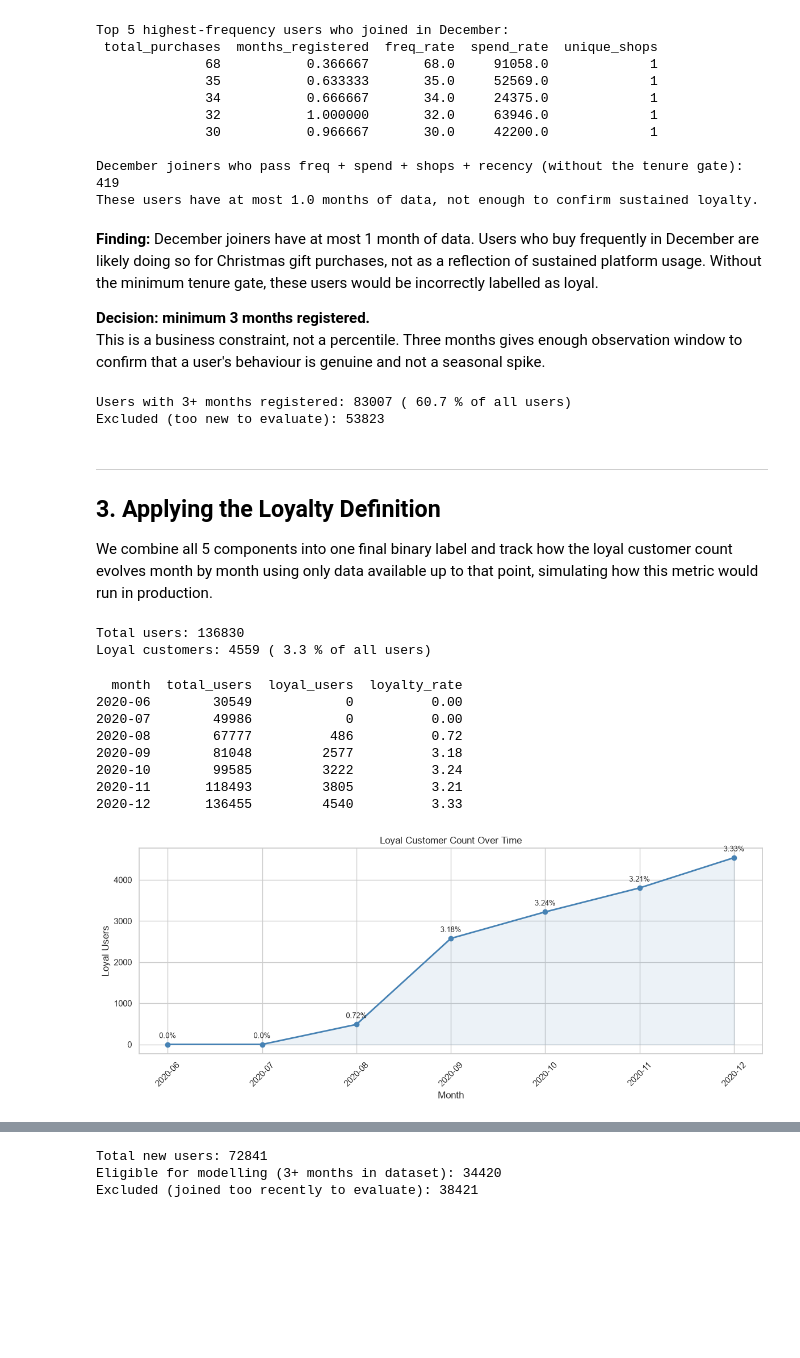
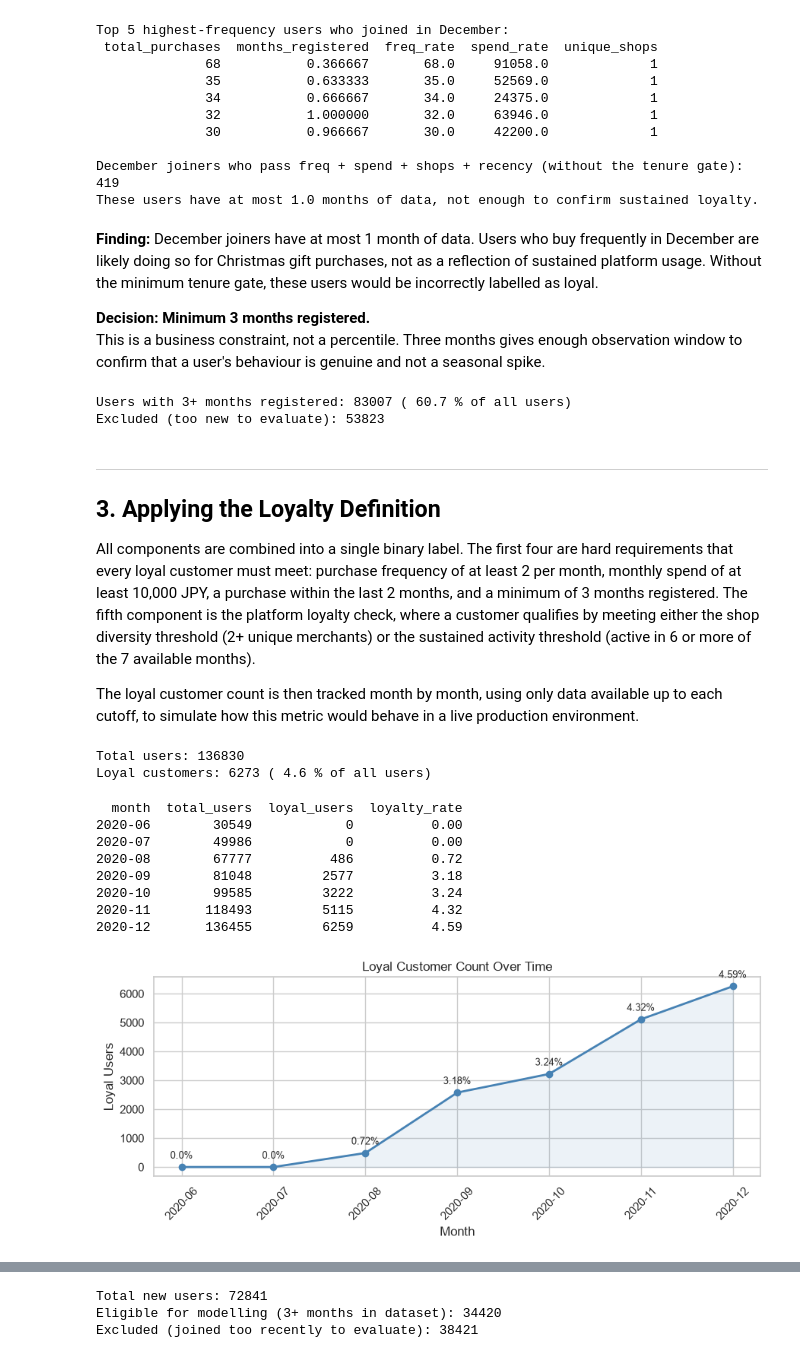
Before and after one commit to Prathmesh8280/Paidy, a Jupyter notebook: ds_candidate_assignment/spendy_loyalty_analysis.ipynb, the cells around one changed output, grey strips where cells are left out. Saved outputs shown, nothing was run; the diff lists cells and outputs as text; code cells hidden in the pictures; blank space fills up the shorter version.

```diff
--- a/ds_candidate_assignment/spendy_loyalty_analysis.ipynb
+++ b/ds_candidate_assignment/spendy_loyalty_analysis.ipynb
@@ -130,6 +124,7 @@ To get there, five components are defined below, each one grounded in the data.
 
 > **Note on pre-existing users:** ~47% of users have no `first_purchase=True` flag, meaning they joined before the dataset window (June 2020). Their true join date is unknown so tenure is measured from June 1, 2020, which slightly understates it and inflates their rates. This is acceptable for the loyalty definition in Section 2 since more data is better. The ML model in Section 4 avoids this entirely by using only new users.
 # %%
+df['year_month'] = df['timestamp'].dt.to_period('M')
 dataset_end = df['timestamp'].max()
 
 user_stats = df.groupby('user_id').agg(
@@ -137,7 +132,8 @@ user_stats = df.groupby('user_id').agg(
     last_date       = ('timestamp', 'max'),
     total_purchases = ('purchase_id', 'count'),
     total_spend     = ('price', 'sum'),
-    unique_shops    = ('shop_id', 'nunique')
+    unique_shops    = ('shop_id', 'nunique'),
+    active_months   = ('year_month', 'nunique'),
 ).reset_index()
 
 user_stats['months_registered'] = (dataset_end - user_stats['join_date']).dt.days / 30
@@ -347,0 +403,11 @@ Users with 2 + unique shops: 25.2 %
+# %%
+min_unique_shops  = 2
+min_active_months = 6
+
+pct_diversity  = round((user_stats['unique_shops']   >= min_unique_shops).mean()  * 100, 1)
+pct_sustained  = round((user_stats['active_months']  >= min_active_months).mean() * 100, 1)
+pct_either     = round(((user_stats['unique_shops'] >= min_unique_shops) | (user_stats['active_months'] >= min_active_months)).mean() * 100, 1)
+
+print('Users qualifying via shop diversity (2+ shops):      ', pct_diversity, '%')
+print('Users qualifying via sustained activity (6+ months): ', pct_sustained, '%')
+print('Users qualifying via either:                         ', pct_either, '%')
@@ -438,7 +508,7 @@ These users have at most 1.0 months of data, not enough to confirm sustained loy
 # %% [markdown]
 **Finding:** December joiners have at most 1 month of data. Users who buy frequently in December are likely doing so for Christmas gift purchases, not as a reflection of sustained platform usage. Without the minimum tenure gate, these users would be incorrectly labelled as loyal.
 
-**Decision: minimum 3 months registered.**<br>
+**Decision: Minimum 3 months registered.**<br>
 This is a business constraint, not a percentile. Three months gives enough observation window to confirm that a user's behaviour is genuine and not a seasonal spike.
 # %%
 min_months_registered = 3
@@ -453,30 +523,37 @@ Excluded (too new to evaluate): 53823
 ---
 ## 3. Applying the Loyalty Definition
 
-We combine all 5 components into one final binary label and track how the loyal customer count evolves month by month using only data available up to that point, simulating how this metric would run in production.
+All components are combined into a single binary label. The first four are hard requirements that every loyal customer must meet: purchase frequency of at least 2 per month, monthly spend of at least 10,000 JPY, a purchase within the last 2 months, and a minimum of 3 months registered. The fifth component is the platform loyalty check, where a customer qualifies by meeting either the shop diversity threshold (2+ unique merchants) or the sustained activity threshold (active in 6 or more of the 7 available months).
+
+The loyal customer count is then tracked month by month, using only data available up to each cutoff, to simulate how this metric would behave in a live production environment.
 # %%
-user_stats['is_registered_3m'] = user_stats['months_registered'] >= min_months_registered
-user_stats['is_high_freq']     = user_stats['freq_rate']          >= min_freq_rate
-user_stats['is_high_spend']    = user_stats['spend_rate']         >= min_spend_rate
-user_stats['is_multi_shop']    = user_stats['unique_shops']       >= min_unique_shops
-user_stats['is_recent']        = user_stats['months_since_last']  <= max_months_since_last
+user_stats['is_registered_3m']    = user_stats['months_registered'] >= min_months_registered
+user_stats['is_high_freq']        = user_stats['freq_rate']          >= min_freq_rate
+user_stats['is_high_spend']       = user_stats['spend_rate']         >= min_spend_rate
+user_stats['is_multi_shop']       = user_stats['unique_shops']       >= min_unique_shops
+user_stats['is_sustained_active'] = user_stats['active_months']      >= min_active_months
+user_stats['is_recent']           = user_stats['months_since_last']  <= max_months_since_last
+
+# Platform loyalty: qualifies via shop diversity OR sustained activity (either is sufficient)
+user_stats['is_platform_loyal'] = user_stats['is_multi_shop'] | user_stats['is_sustained_active']
 
 user_stats['is_loyal'] = (
-    user_stats['is_registered_3m'] &
-    user_stats['is_high_freq']     &
-    user_stats['is_high_spend']    &
-    user_stats['is_multi_shop']    &
-    user_stats['is_recent']
+    user_stats['is_registered_3m']  &
+    user_stats['is_high_freq']      &
+    user_stats['is_high_spend']     &
+    user_stats['is_recent']         &
+    user_stats['is_platform_loyal']
 )
 
-total        = len(user_stats)
-loyal_users  = user_stats['is_loyal'].sum()
+total       = len(user_stats)
+loyal_users = user_stats['is_loyal'].sum()
 
 print('Total users:', total)
 print('Loyal customers:', loyal_users, '(', round(loyal_users * 100.0 / total, 1), '% of all users)')
+print()
 # %% [output]
 Total users: 136830
-Loyal customers: 4559 ( 3.3 % of all users)
+Loyal customers: 6273 ( 4.6 % of all users)
 # %%
 months = pd.period_range('2020-06', '2020-12', freq='M')
 monthly_loyal = []
@@ -492,7 +569,8 @@ for month in months:
         last_date       = ('timestamp', 'max'),
         total_purchases = ('purchase_id', 'count'),
         total_spend     = ('price', 'sum'),
-        unique_shops    = ('shop_id', 'nunique')
+        unique_shops    = ('shop_id', 'nunique'),
+        active_months   = ('year_month', 'nunique'),
     ).reset_index()
 
     monthly_stats['months_registered'] = (cutoff_date - monthly_stats['join_date']).dt.days / 30
@@ -505,8 +583,11 @@ for month in months:
         (monthly_stats['months_registered'] >= min_months_registered) &
         (monthly_stats['freq_rate']         >= min_freq_rate)         &
         (monthly_stats['spend_rate']        >= min_spend_rate)        &
-        (monthly_stats['unique_shops']      >= min_unique_shops)      &
-        (monthly_stats['months_since_last'] <= max_months_since_last)
+        (monthly_stats['months_since_last'] <= max_months_since_last) &
+        (
+            (monthly_stats['unique_shops']  >= min_unique_shops) |
+            (monthly_stats['active_months'] >= min_active_months)
+        )
     )
 
     monthly_loyal.append({
@@ -525,25 +606,24 @@ print(loyalty_over_time.to_string(index=False))
 2020-08        67777          486          0.72
 2020-09        81048         2577          3.18
 2020-10        99585         3222          3.24
-2020-11       118493         3805          3.21
-2020-12       136455         4540          3.33
+2020-11       118493         5115          4.32
+2020-12       136455         6259          4.59
 # %%
-fig, ax = plt.subplots(figsize=(12, 5))
+fig, ax = plt.subplots(figsize=(9, 4))
 
 x = range(len(loyalty_over_time))
-
 ax.plot(x, loyalty_over_time['loyal_users'], marker='o', color='steelblue', linewidth=2)
 ax.fill_between(x, loyalty_over_time['loyal_users'], alpha=0.1, color='steelblue')
 ax.set_xticks(x)
 ax.set_xticklabels(loyalty_over_time['month'], rotation=45)
 ax.set_xlabel('Month')
 ax.set_ylabel('Loyal Users')
 ax.set_title('Loyal Customer Count Over Time')
 
 for i, (count, rate) in enumerate(zip(loyalty_over_time['loyal_users'], loyalty_over_time['loyalty_rate'])):
     ax.annotate(str(rate) + '%', xy=(i, count), xytext=(0, 8), textcoords='offset points', ha='center', fontsize=9)
 
 plt.tight_layout()
 plt.show()
 # %% [output]
-[figure, old version]
+[figure, new version]
```
Also changed, not shown: parts of 27 cells of this notebook, 4 other files.
